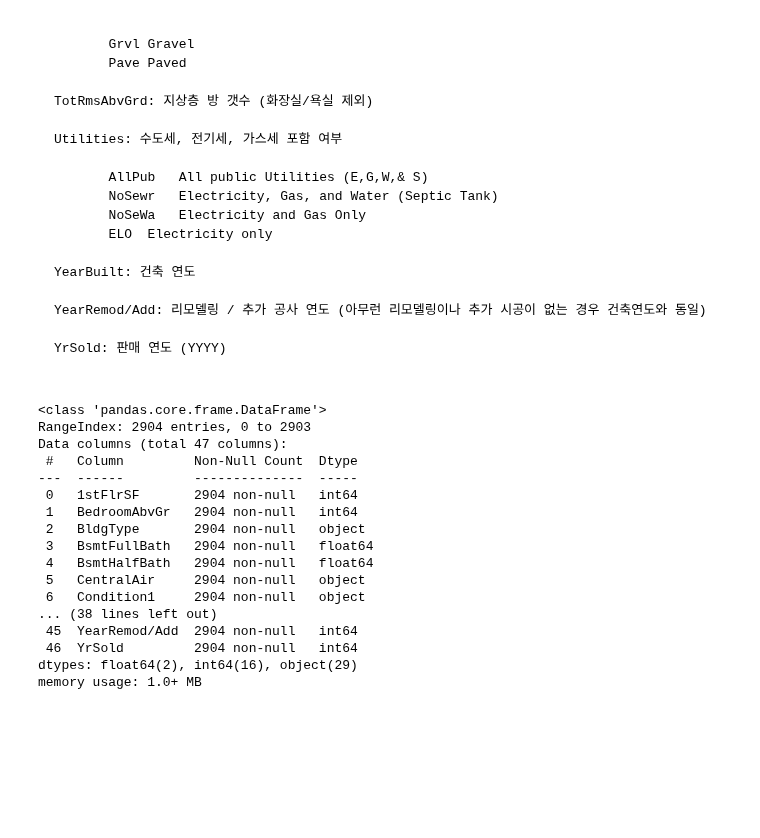
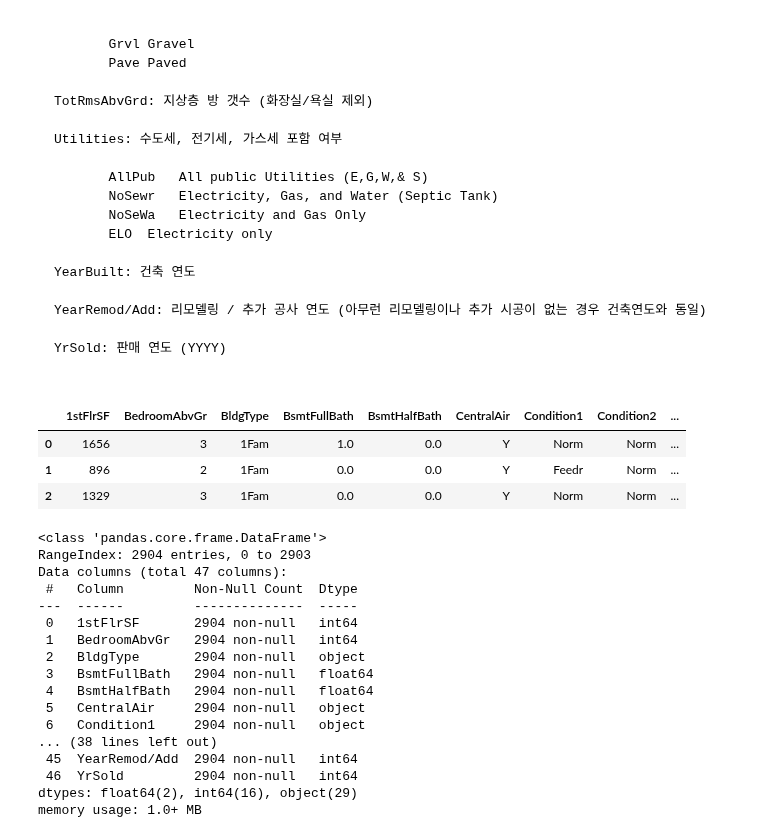
Before and after one commit to dagyaom/-, a Jupyter notebook: ai05_sc21x_정세연.ipynb, the cells around one changed output. Cells and saved outputs as stored; diff of their text form; code cells hidden in the pictures; blank space fills up the shorter version.

```diff
--- a/ai05_sc21x_정세연.ipynb
+++ b/ai05_sc21x_정세연.ipynb
@@ -600,6 +672,13 @@ YrSold: 판매 연도 (YYYY)
 import pandas as pd
 homes = pd.read_csv('https://ds-lecture-data.s3.ap-northeast-2.amazonaws.com/ames_home/ames_home_subset.csv')
 assert homes.shape == (2904, 47)
+# %%
+homes.head(3)
+# %% [output]
+|  | 1stFlrSF | BedroomAbvGr | BldgType | BsmtFullBath | BsmtHalfBath | CentralAir | Condition1 | Condition2 | ... |
+| 0 | 1656 | 3 | 1Fam | 1.0 | 0.0 | Y | Norm | Norm | ... |
+| 1 | 896 | 2 | 1Fam | 0.0 | 0.0 | Y | Feedr | Norm | ... |
+| 2 | 1329 | 3 | 1Fam | 0.0 | 0.0 | Y | Norm | Norm | ... |
 # %%
 homes.info()
 # %% [output]
```
Also changed, not shown: parts of 34 cells of this notebook.
